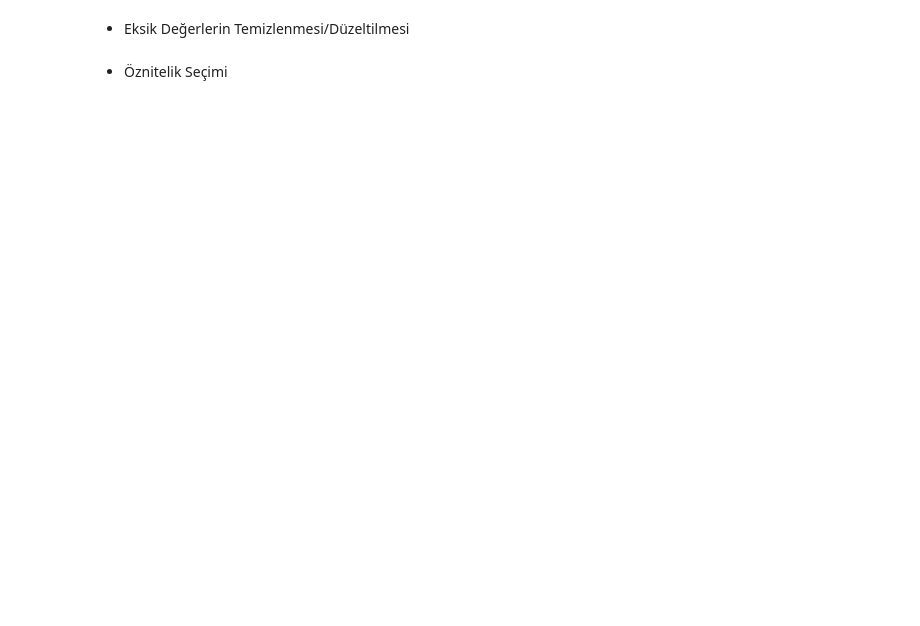
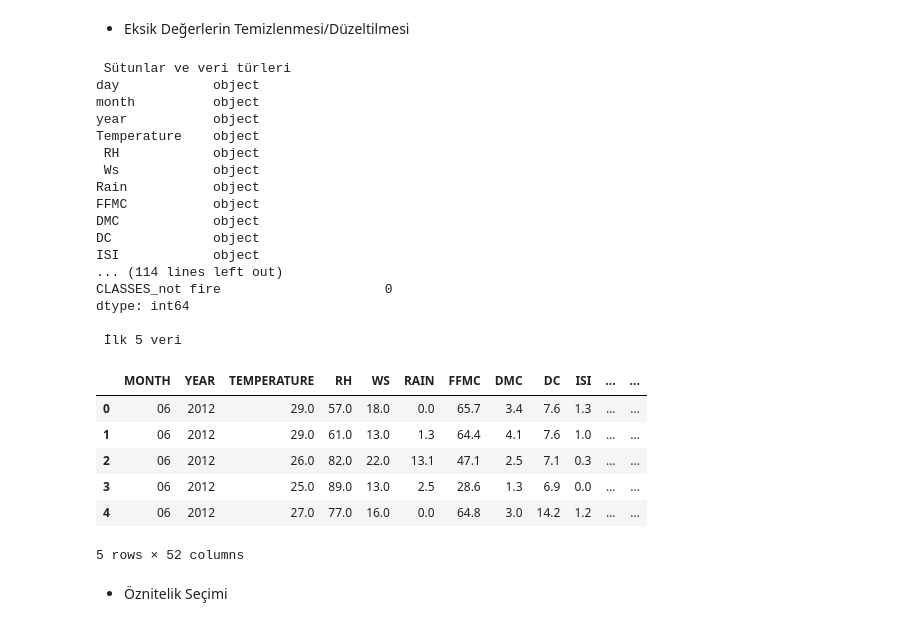
Before and after one commit to cebel-irem/Algerian_Forest_Fires, a Jupyter notebook: Algerian_Forest_Fires.ipynb, the cells around one changed output. Cells and saved outputs as stored; diff of their text form; code cells hidden in the pictures; blank space fills up the shorter version.

```diff
--- a/Algerian_Forest_Fires.ipynb
+++ b/Algerian_Forest_Fires.ipynb
@@ -41,21 +64,63 @@ print(data.isnull().sum()) #eksik değerleri kontol edeceğiz ve print ile yazd
 # %%
 #ilk denemem de veri türlerini dikkate almadığım için hata aldım
 #veri türlerini kontrol ederek sütunları inceleyelim
 print("\n Sütunlar ve veri türleri")
 print(data.dtypes) #bu komut ile veri türlerini kontrol ediyoruz :)
 
-#şimdi eksik değerleri ortalama ile dolduracağımız için sadece sayısal değerleri alıyoruz
-numeric_columns = data.select_dtypes(include=[np.number]).columns
+#veri tablosundaki yazım şeklinden ötürü hata veriyordu.
+#Ben de bunu önlemek adına hepsinin başındaki boşlukları silip hepsini büyük harfle yazdırdım.
+data.columns = data.columns.str.strip().str.upper()
+# Eksik Değer Kontrol ve Doldurma
+numeric_columns = ['TEMPERATURE', 'RH', 'WS', 'RAIN', 'FFMC', 'DMC', 'DC', 'ISI', 'BUI', 'FWI']
+categorical_columns = ['DAY', 'CLASSES']
+
+for col in numeric_columns:
+    data[col] = pd.to_numeric(data[col], errors='coerce')
+data[numeric_columns] = data[numeric_columns].fillna(data[numeric_columns].mean())
+for col in categorical_columns:
+    data[col] = data[col].fillna(data[col].mode()[0])
+
+# Kategorik Verileri Sayısallaştırma
+categorical_columns = ['DAY', 'CLASSES']
+data = pd.get_dummies(data, columns=categorical_columns, drop_first=True)
 
 #eksik sütunları ortalama alarak tamamlıyoruz
 print("\n Eksik değerlerin doldurulması")
 data[numeric_columns] = data[numeric_columns].fillna(data[numeric_columns].mean())
+
+print("\n Sütunlar ve veri türleri")
+print(data.dtypes)
 
 #Eksik değerler doldurulduktan sonrası
 print("\n Sonrası")
 print(data.isnull().sum())
 print("\n İlk 5 veri")
 display(data.head())
+# %% [output]
+ Sütunlar ve veri türleri
+day            object
+month          object
+year           object
+Temperature    object
+ RH            object
+ Ws            object
+Rain           object
+FFMC           object
+DMC            object
+DC             object
+ISI            object
+... (114 lines left out)
+CLASSES_not fire                     0
+dtype: int64
+
+ İlk 5 veri
+|  | MONTH | YEAR | TEMPERATURE | RH | WS | RAIN | FFMC | DMC | DC | ISI | ... | ... |
+| 0 | 06 | 2012 | 29.0 | 57.0 | 18.0 | 0.0 | 65.7 | 3.4 | 7.6 | 1.3 | ... | ... |
+| 1 | 06 | 2012 | 29.0 | 61.0 | 13.0 | 1.3 | 64.4 | 4.1 | 7.6 | 1.0 | ... | ... |
+| 2 | 06 | 2012 | 26.0 | 82.0 | 22.0 | 13.1 | 47.1 | 2.5 | 7.1 | 0.3 | ... | ... |
+| 3 | 06 | 2012 | 25.0 | 89.0 | 13.0 | 2.5 | 28.6 | 1.3 | 6.9 | 0.0 | ... | ... |
+| 4 | 06 | 2012 | 27.0 | 77.0 | 16.0 | 0.0 | 64.8 | 3.0 | 14.2 | 1.2 | ... | ... |
+5 rows × 52 columns
 # %% [markdown]
 * Öznitelik Seçimi
 # %%
```
Also changed, not shown: parts of 28 cells of this notebook.
